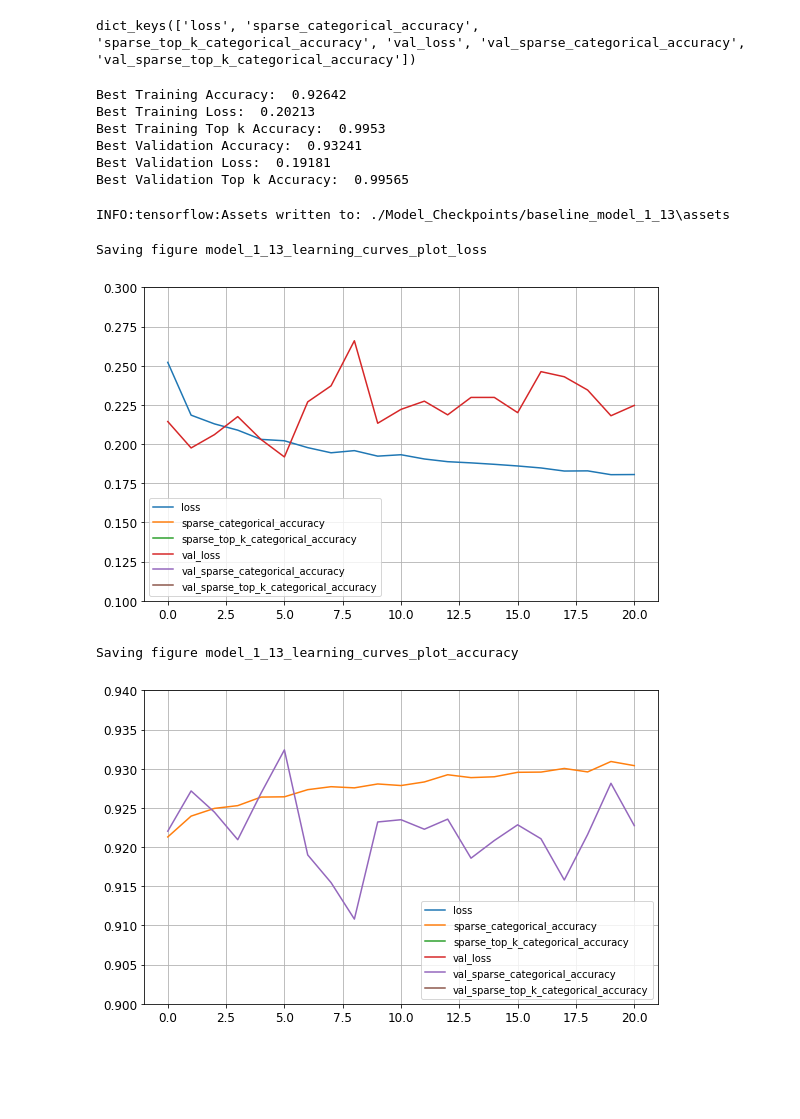
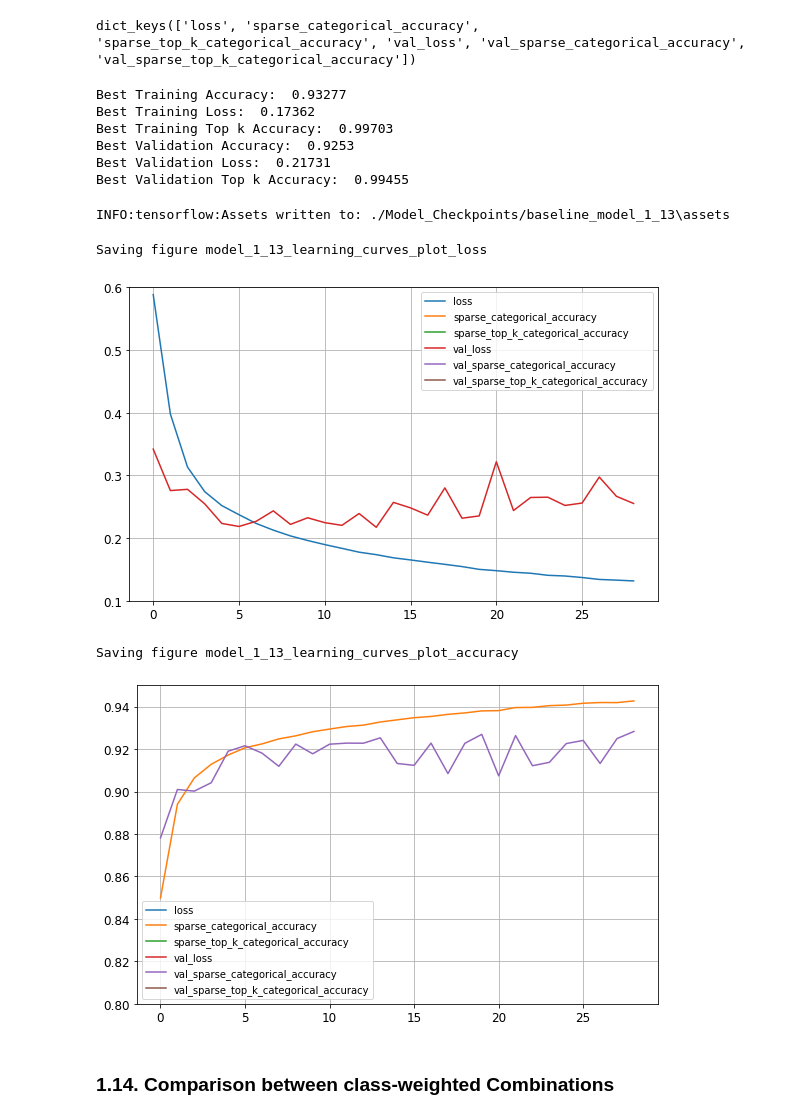
Before and after one commit to abodaotabashi/turkaracter, a Jupyter notebook: Models.ipynb, the cells around one changed output. Cells and saved outputs as stored; diff of their text form; code cells hidden in the pictures; blank space fills up the shorter version.

```diff
--- a/Models.ipynb
+++ b/Models.ipynb
@@ -1612,9 +1620,23 @@ y_train_class_weights = y_train.reshape(-1)
 class_weights = class_weight.compute_class_weight('balanced', classes=np.unique(y_train), y=y_train_class_weights)
 # %%
 class_weights = {i : class_weights[i] for i in range(class_weights.shape[0])}
+# %%
+baseline_model_13 = keras.models.Sequential([
+    keras.layers.Conv2D(32, kernel_size=3, padding="same", input_shape=[28, 28, 1]),
+    keras.layers.BatchNormalization(),
+    keras.layers.LeakyReLU(alpha=0.1),
+    keras.layers.AvgPool2D(),
+    keras.layers.Conv2D(64, kernel_size=3, padding="same"),
+    keras.layers.BatchNormalization(),
+    keras.layers.LeakyReLU(alpha=0.1),
+    keras.layers.AvgPool2D(),
+    keras.layers.Flatten(),
+    keras.layers.Dense(128, activation="relu"),
+    keras.layers.Dense(72, activation="softmax")
+])
 # %%
-baseline_model.compile(
+baseline_model_13.compile(
     loss="sparse_categorical_crossentropy",
-    optimizer="nadam",
+    optimizer=keras.optimizers.Nadam(learning_rate=1e-3),
     metrics=[keras.metrics.SparseCategoricalAccuracy(), keras.metrics.SparseTopKCategoricalAccuracy(k=3)]
 )
@@ -1653,7 +1655,7 @@ run_logdir = get_run_logdir()
 tensorboard_cb = keras.callbacks.TensorBoard(run_logdir)
 # %%
 model_1_13_t0 = time.time()
-history_1_13 = baseline_model.fit(X_train, y_train, class_weight=class_weights, epochs=100, validation_split=0.2, callbacks=[checkpoint_cb, early_stopping_cb, tensorboard_cb])
+history_1_13 = baseline_model_13.fit(X_train, y_train, class_weight=class_weights, epochs=100, validation_split=0.2, callbacks=[checkpoint_cb, early_stopping_cb, tensorboard_cb])
 model_1_13_t1 = time.time()
 # %% [output]
 Epoch 1/100
@@ -1689,30 +1691,32 @@ print("Best Validation Accuracy: ", round(history_1_13.history['val_sparse_categ
 print("Best Validation Loss: ", round(history_1_13.history['val_loss'][-16], 5))
 print("Best Validation Top k Accuracy: ", round(history_1_13.history['val_sparse_top_k_categorical_accuracy'][-16], 5))
 # %% [output]
-Best Training Accuracy:  0.92642
-Best Training Loss:  0.20213
-Best Training Top k Accuracy:  0.9953
-Best Validation Accuracy:  0.93241
-Best Validation Loss:  0.19181
-Best Validation Top k Accuracy:  0.99565
+Best Training Accuracy:  0.93277
+Best Training Loss:  0.17362
+Best Training Top k Accuracy:  0.99703
+Best Validation Accuracy:  0.9253
+Best Validation Loss:  0.21731
+Best Validation Top k Accuracy:  0.99455
-# %%
-baseline_model.save("./Model_Checkpoints/baseline_model_1_13")
-# %% [output]
-INFO:tensorflow:Assets written to: ./Model_Checkpoints/baseline_model_1_13\assets
-# %%
-pd.DataFrame(history_1_13.history).plot(figsize=(8, 5))
-plt.grid(True)
-plt.gca().set_ylim(0.1, 0.3)
-save_fig("model_1_13_learning_curves_plot_loss")
-plt.show()
-
-pd.DataFrame(history_1_13.history).plot(figsize=(8, 5))
-plt.grid(True)
-plt.gca().set_ylim(0.9, 0.94)
-save_fig("model_1_13_learning_curves_plot_accuracy")
-plt.show()
-# %% [output]
-Saving figure model_1_13_learning_curves_plot_loss
-[figure, removed]
-Saving figure model_1_13_learning_curves_plot_accuracy
-[figure, removed]
+# %%
+baseline_model_13.save("./Model_Checkpoints/baseline_model_1_13")
+# %% [output]
+INFO:tensorflow:Assets written to: ./Model_Checkpoints/baseline_model_1_13\assets
+# %%
+pd.DataFrame(history_1_13.history).plot(figsize=(8, 5))
+plt.grid(True)
+plt.gca().set_ylim(0.1, 0.6)
+save_fig("model_1_13_learning_curves_plot_loss")
+plt.show()
+
+pd.DataFrame(history_1_13.history).plot(figsize=(8, 5))
+plt.grid(True)
+plt.gca().set_ylim(0.80, 0.95)
+save_fig("model_1_13_learning_curves_plot_accuracy")
+plt.show()
+# %% [output]
+Saving figure model_1_13_learning_curves_plot_loss
+[figure, added]
+Saving figure model_1_13_learning_curves_plot_accuracy
+[figure, added]
+# %% [markdown]
+### 1.14. Comparison between class-weighted Combinations
```
Also changed, not shown: parts of 210 cells of this notebook, 33 other files.
